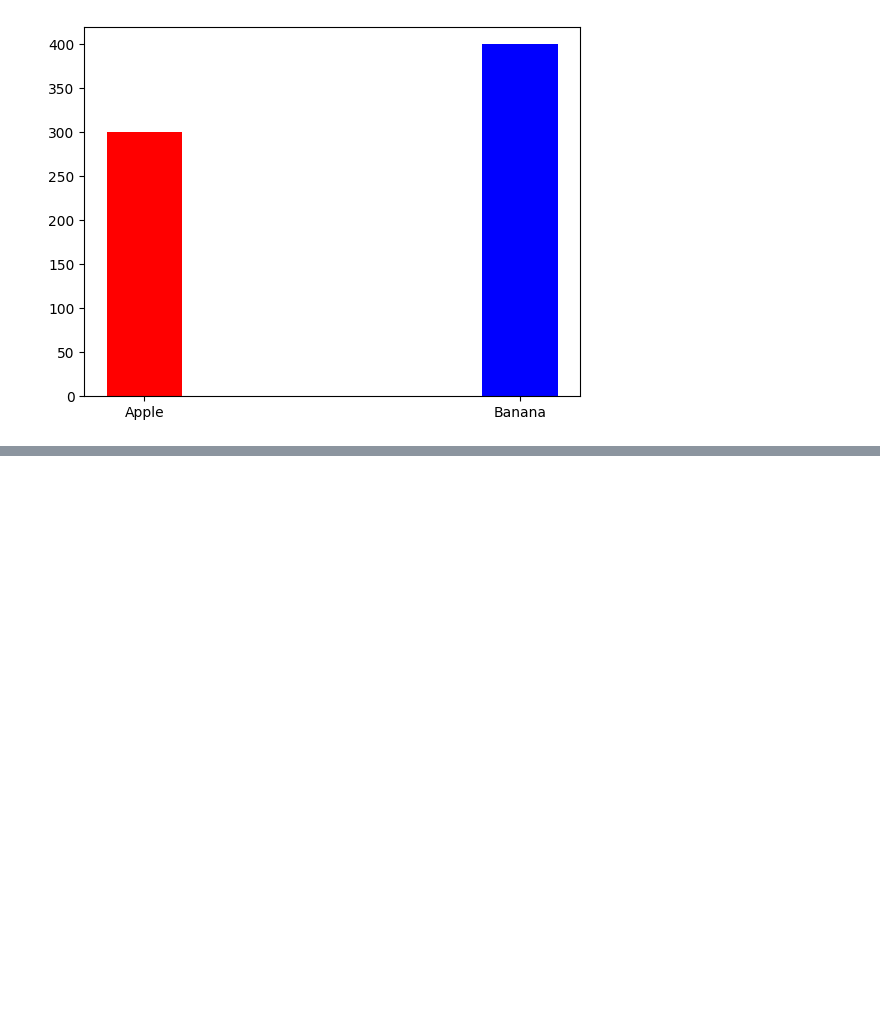
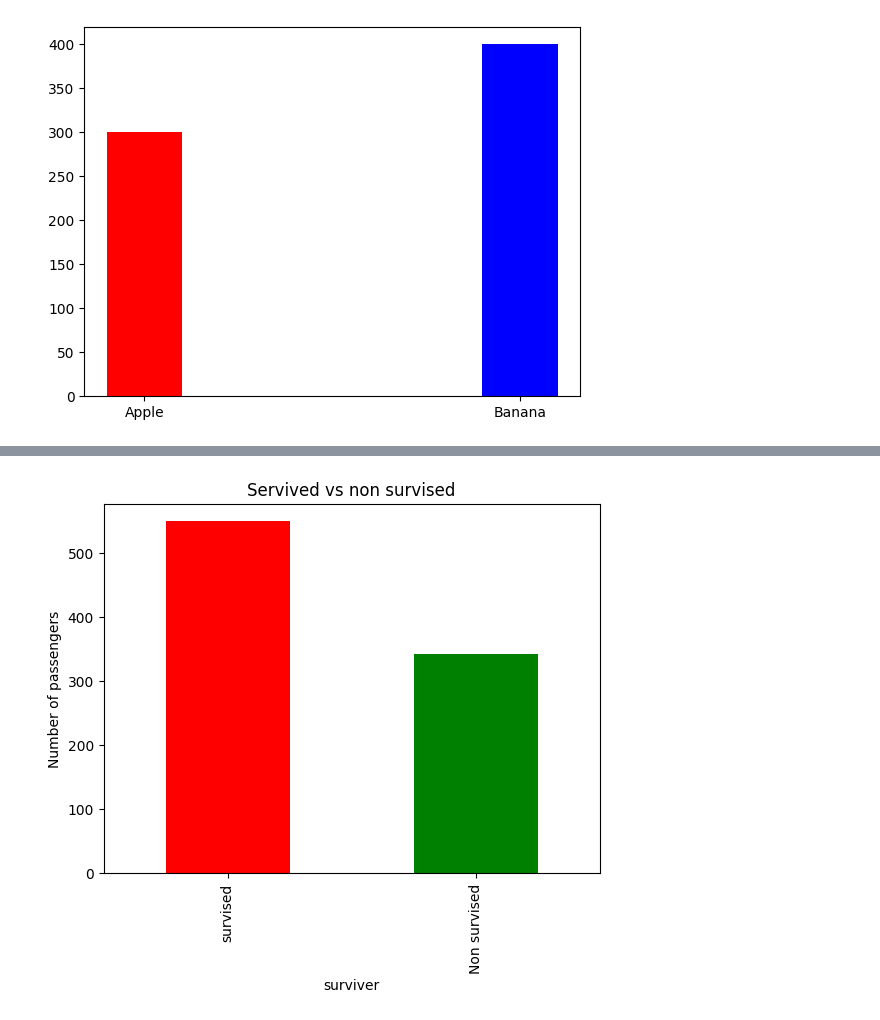
Before and after one commit to TouseefDataScientist/Machine-learning, a Jupyter notebook: satti.ipynb, the cells around one changed output, grey strips where cells are left out. Cells and saved outputs as stored; diff of their text form; code cells hidden in the pictures; blank space fills up the shorter version.

```diff
--- a/satti.ipynb
+++ b/satti.ipynb
@@ -147,0 +144,11 @@ plt.bar(c,d, color=col, width=0.2)
+# %%
+#create a bar chart
+class_counts= df['Survived'].value_counts()
+class_counts.plot(kind='bar', color=['red', 'green',] )
+plt.xlabel('surviver')
+plt.ylabel('Number of passengers')
+plt.title('Servived vs non survised')
+plt.xticks(ticks=(0, 1), labels=['survised', 'Non survised'])
+plt.show()
+# %% [output]
+[figure, added]
```
Also changed, not shown: parts of 10 cells of this notebook.
